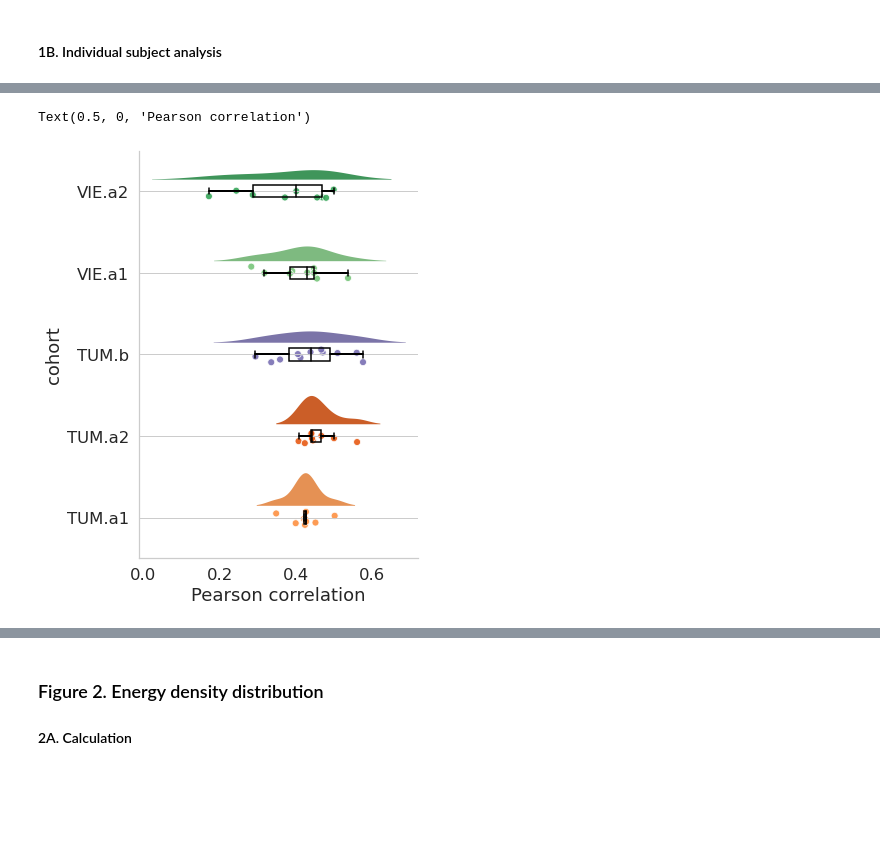
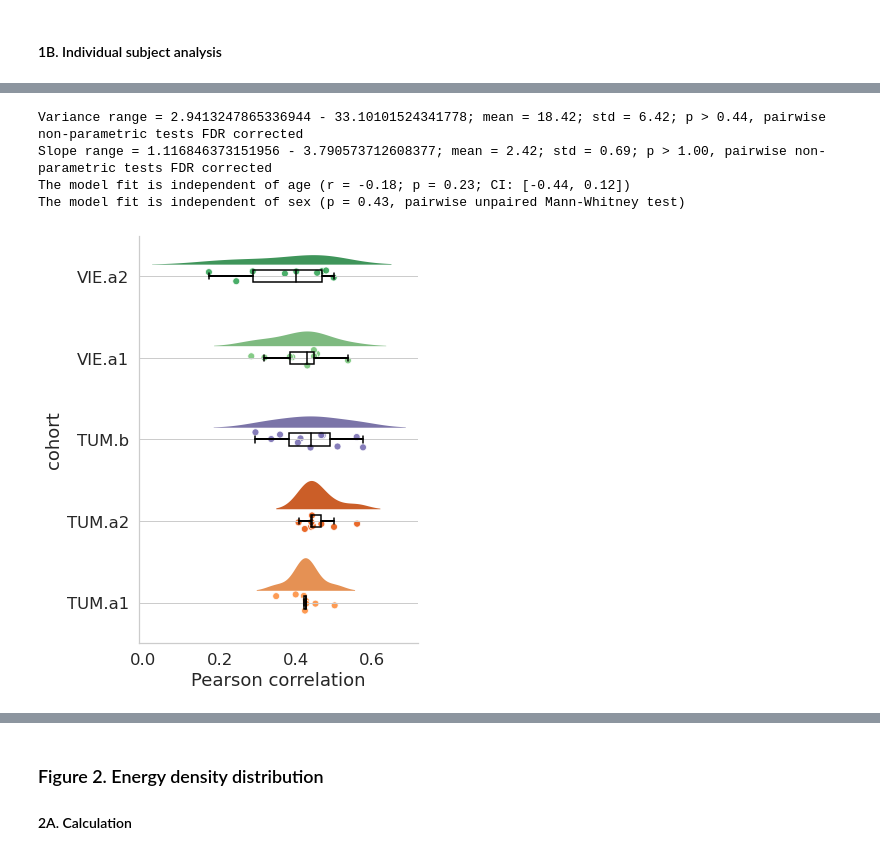
Before and after one commit to NeuroenergeticsLab/energetic_costs, a Jupyter notebook: scripts/Manuscript Figures.ipynb, the cells around one changed output, grey strips where cells are left out. Cells and saved outputs as stored; diff of their text form; code cells hidden in the pictures; blank space fills up the shorter version.

```diff
--- a/scripts/Manuscript Figures.ipynb
+++ b/scripts/Manuscript Figures.ipynb
@@ -223,7 +228,7 @@ g = src.functions.plot_joint(example_ind_roi_vals[x_var],example_ind_roi_vals[y_
 # %%
 selected_df = all_ind_vox_vals
 s = 0.1
-selected_site = 'TUM' #options: TUM or VIE
+selected_site = 'VIE' #options: TUM or VIE
 coh0 = 'a1' #options: a1 or b, if the latter (replication cohort TUM), it will ignore the coh1 variable
 coh1 = 'a2' #options: a2
 selected_site_sids = list(np.unique(cohorts_metadata[selected_site][coh0]['sids']+cohorts_metadata[selected_site][coh1]['sids']))
@@ -271,36 +277,69 @@ for sid in selected_site_sids:#list(cohorts_metadata[selected_site]['a1']['sids'
 # %%
-if 'reg_ind_lev_df' not in locals():
-    reg_ind_lev_df = pd.DataFrame({},columns=['sid','sex','age','cohort', 'r', 'p','slope'])
-    for site in list(cohorts_metadata.keys())[:-1]:
-        for cix,coh in enumerate(sorted(cohorts_metadata[site].keys())):
-            cohort = f'{site}.{coh}'
-            for sid in cohorts_metadata[site][coh]['sids']:
-                subj_id = cohorts_metadata[site][coh]['sub_pref'] % sid
-                ind_vox_vals = all_ind_vox_vals[(all_ind_vox_vals.sid==subj_id) & (all_ind_vox_vals.cohort==cohort)]
-                ind_reg_dict = pg.linear_regression(ind_vox_vals[x_var],ind_vox_vals[y_var],coef_only=False,remove_na=True,as_dataframe=False)
-                reg_ind_lev_df = reg_ind_lev_df.append({'sid': subj_id,'cohort':cohort, 'r':np.sqrt(ind_reg_dict['r2']), 'p':ind_reg_dict['pval'][1], 'slope':ind_reg_dict['coef'][1]}, ignore_index=True)
+#if 'reg_ind_lev_df' not in locals():
+reg_ind_lev_df = pd.DataFrame({},columns=['sid','sex','age','cohort', 'r', 'p', 'variance','slope'])
+for site in list(cohorts_metadata.keys())[:-1]:
+    for cix,coh in enumerate(sorted(cohorts_metadata[site].keys())):
+        cohort = f'{site}.{coh}'
+        for sid in cohorts_metadata[site][coh]['sids']:
+            subj_id = cohorts_metadata[site][coh]['sub_pref'] % sid
+            ind_vox_vals = all_ind_vox_vals[(all_ind_vox_vals.sid==subj_id) & (all_ind_vox_vals.cohort==cohort)]
+            ind_reg_dict = pg.linear_regression(ind_vox_vals[x_var],ind_vox_vals[y_var],coef_only=False,remove_na=True,as_dataframe=False)
+            reg_ind_lev_df = reg_ind_lev_df.append({'sid': subj_id,'cohort':cohort, 'r':np.sqrt(ind_reg_dict['r2']), 'p':ind_reg_dict['pval'][1].astype(float), 'variance':ind_reg_dict['r2'].astype(float), 'slope':ind_reg_dict['coef'][1]}, ignore_index=True)
 
-    reg_ind_lev_df['sex'] = reg_ind_lev_df['sid'].map(sid2sex)
-    reg_ind_lev_df['age'] = reg_ind_lev_df['sid'].map(subj_ages)
-    reg_ind_lev_df['r']=reg_ind_lev_df['r'].astype('float')
-    reg_ind_lev_df['slope']=reg_ind_lev_df['slope'].astype('float')
+reg_ind_lev_df['variance'] = reg_ind_lev_df['variance'].astype('float')
+
+reg_ind_lev_df['sex'] = reg_ind_lev_df['sid'].map(sid2sex)
+reg_ind_lev_df['age'] = reg_ind_lev_df['sid'].map(subj_ages)
+reg_ind_lev_df['r']=reg_ind_lev_df['r'].astype('float')
+reg_ind_lev_df['slope']=reg_ind_lev_df['slope'].astype('float')
 
 cohort_order = ['TUM.a1','TUM.a2','TUM.b','VIE.a1','VIE.a2']
 coh_colors = {}
 for coh in cohort_order:
     coh_colors[coh]=cohorts_metadata[coh.split('.')[0]][coh.split('.')[1]]['color']
 
 f, ax = plt.subplots(figsize=(5,1.5*len(cohort_order))) #7,5
 ax=half_violinplot(x='r',y='cohort',data=reg_ind_lev_df,palette=coh_colors,scale = "area", inner = None, orient = 'h',linewidth=0,order=cohort_order[::-1])
 ax=sns.stripplot(x='r',y='cohort',data=reg_ind_lev_df,palette=coh_colors,edgecolor="white",size = 7, jitter = 1, zorder = 0, orient = 'h', alpha=0.88,
                          linewidth=0.88, edgecolors='w',order=cohort_order[::-1])
 ax=sns.boxplot(x='r',y='cohort',data=reg_ind_lev_df, color = "black", width = .15, zorder = 10, showcaps = True,order=cohort_order[::-1],
 boxprops = {'facecolor':'none', "zorder":10},showfliers=False, whiskerprops = {'linewidth':2, "zorder":10},saturation = 1, orient = 'h')
 [s.set_visible(False) for s in [plt.gca().spines['top'], plt.gca().spines['right']]]
 plt.gca().xaxis.grid(False)
 plt.gca().yaxis.grid(True)
 plt.gca().set_xlabel('Pearson correlation')
+
+## STATS
+ind_stats = reg_ind_lev_df.describe().reset_index()
+variance_diff_bet_cohorts = pg.pairwise_ttests(data=reg_ind_lev_df.groupby(['sid','sex','cohort'],as_index=False).median(),dv='variance', between=['cohort'], subject='sid',parametric=False)
+variance_diff_bet_cohorts.loc[(variance_diff_bet_cohorts.A == 'TUM.a1') & (variance_diff_bet_cohorts.B == 'TUM.a2')] = pg.pairwise_ttests(data=reg_ind_lev_df[reg_ind_lev_df.cohort.isin(['TUM.a1','TUM.a2'])].groupby(['sid','sex','cohort'],as_index=False).median(),
+                                     dv='variance', within=['cohort'], subject='sid',parametric=False).to_numpy()
+variance_diff_bet_cohorts.loc[(variance_diff_bet_cohorts.A == 'VIE.a1') & (variance_diff_bet_cohorts.B == 'VIE.a2')] = pg.pairwise_ttests(data=reg_ind_lev_df[reg_ind_lev_df.cohort.isin(['VIE.a1','VIE.a2'])].groupby(['sid','sex','cohort'],as_index=False).median(),
+                                     dv='variance', within=['cohort'], subject='sid',parametric=False).to_numpy()
+variance_diff_bet_cohorts['p-corr'] = pg.multicomp(variance_diff_bet_cohorts['p-unc'].to_numpy(),method='fdr_bh')[1]
+variance_diff_bet_cohorts['p-adjust'] = 'fdr_bh'
+print(f'Variance range = {" - ".join(str(val*100) for val in ind_stats.loc[ind_stats["index"].isin(["min","max"]),"variance"].to_list())}; mean = {100*ind_stats.loc[ind_stats["index"]=="mean","variance"].item():.2f}; std = {100*ind_stats.loc[ind_stats["index"]=="std","variance"].item():.2f}; p > {variance_diff_bet_cohorts["p-corr"].min():.2f}, pairwise non-parametric tests FDR corrected') # Mann-Whitney between different cohorts of subjects and Wilcoxon for wihithin subjects cohorts
+
+slope_diff_bet_cohorts = pg.pairwise_ttests(data=reg_ind_lev_df.groupby(['sid','sex','cohort'],as_index=False).median(),dv='slope', between=['cohort'], subject='sid',parametric=False)
+slope_diff_bet_cohorts.loc[(slope_diff_bet_cohorts.A == 'TUM.a1') & (slope_diff_bet_cohorts.B == 'TUM.a2')] = pg.pairwise_ttests(data=reg_ind_lev_df[reg_ind_lev_df.cohort.isin(['TUM.a1','TUM.a2'])].groupby(['sid','sex','cohort'],as_index=False).median(),
+                                     dv='slope', within=['cohort'], subject='sid',parametric=False).to_numpy()
+slope_diff_bet_cohorts.loc[(slope_diff_bet_cohorts.A == 'VIE.a1') & (slope_diff_bet_cohorts.B == 'VIE.a2')] = pg.pairwise_ttests(data=reg_ind_lev_df[reg_ind_lev_df.cohort.isin(['VIE.a1','VIE.a2'])].groupby(['sid','sex','cohort'],as_index=False).median(),
+                                     dv='slope', within=['cohort'], subject='sid',parametric=False).to_numpy()
+slope_diff_bet_cohorts['p-corr'] = pg.multicomp(slope_diff_bet_cohorts['p-unc'].to_numpy(),method='fdr_bh')[1]
+slope_diff_bet_cohorts['p-adjust'] = 'fdr_bh'
+print(f'Slope range = {" - ".join(str(val) for val in ind_stats.loc[ind_stats["index"].isin(["min","max"]),"slope"].to_list())}; mean = {ind_stats.loc[ind_stats["index"]=="mean","slope"].item():.2f}; std = {ind_stats.loc[ind_stats["index"]=="std","slope"].item():.2f}; p = {slope_diff_bet_cohorts["p-corr"].min():.2f}, pairwise non-parametric tests FDR corrected') # Mann-Whitney between different cohorts of subjects and Wilcoxon for wihithin subjects cohorts
+
+corr_ed_age = pg.corr(reg_ind_lev_df.groupby(['sid','sex','cohort'],as_index=False).median()['slope'].to_numpy(),
+                               reg_ind_lev_df.groupby(['sid','sex','cohort'],as_index=False).median()['age'].to_numpy()).reset_index()
+print(f'The model fit is independent of age (r = {corr_ed_age["r"].item():.2f}; p = {corr_ed_age["p-val"].item():.2f}; CI: [{corr_ed_age["CI95%"].item()[0]:.2f}, {corr_ed_age["CI95%"].item()[1]:.2f}])')
+
+slope_diff_bet_sex = pg.pairwise_ttests(data=reg_ind_lev_df.groupby(['sid','sex',],as_index=False).median(),
+                                        dv='slope', between=['sex'], subject='sid',parametric=False)
+print(f'The model fit is independent of sex (p = {slope_diff_bet_sex["p-unc"].item():.2f}, pairwise unpaired Mann-Whitney test)')
 # %% [output]
-Text(0.5, 0, 'Pearson correlation')
+Variance range = 2.9413247865336944 - 33.10101524341778; mean = 18.42; std = 6.42; p > 0.44, pairwise non-parametric tests FDR corrected
+Slope range = 1.116846373151956 - 3.790573712608377; mean = 2.42; std = 0.69; p > 1.00, pairwise non-parametric tests FDR corrected
+The model fit is independent of age (r = -0.18; p = 0.23; CI: [-0.44, 0.12])
+The model fit is independent of sex (p = 0.43, pairwise unpaired Mann-Whitney test)
-[figure, old version]
+[figure, new version]
 # %% [markdown]
```
Also changed, not shown: parts of 10 cells of this notebook, 3 other files.
